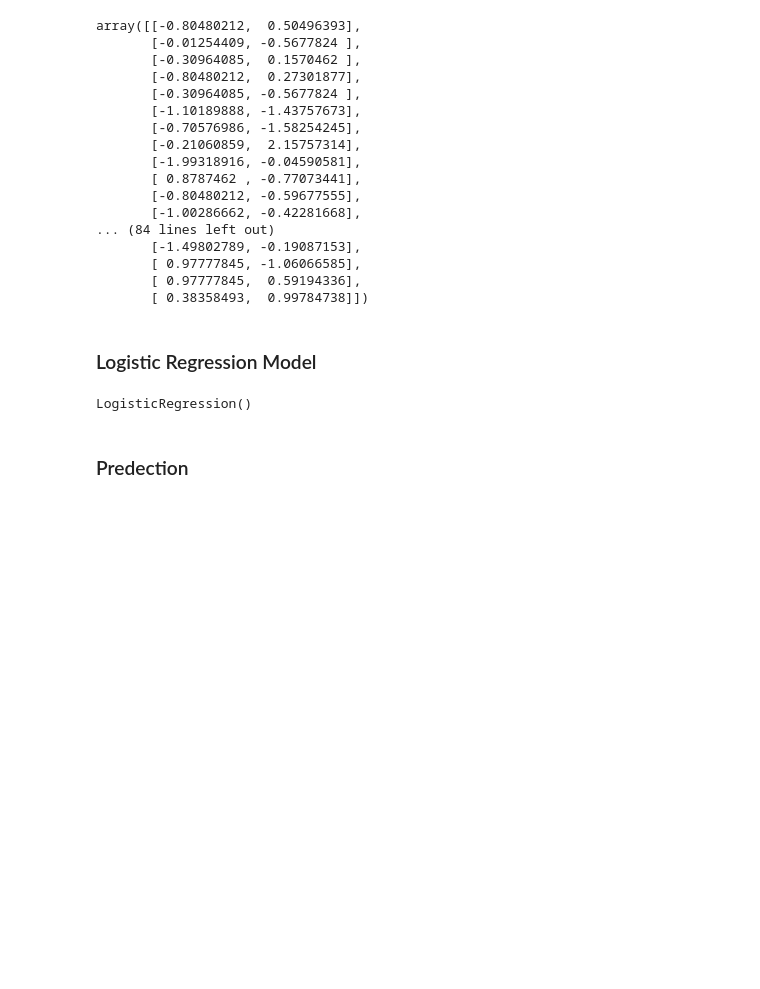
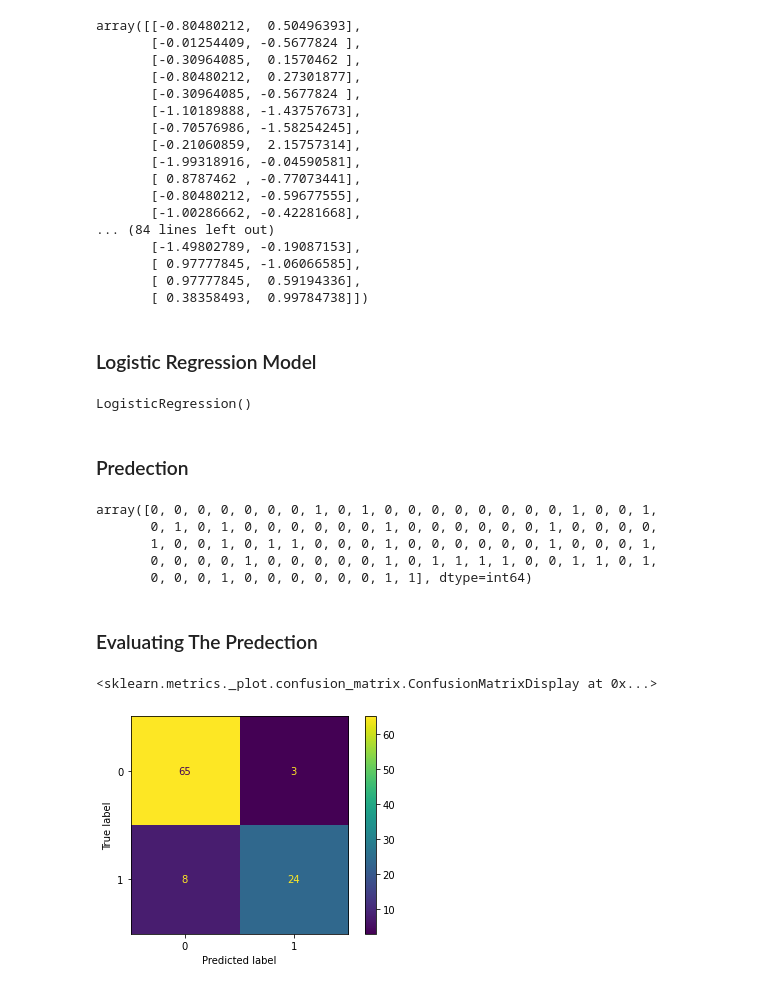
Before and after one commit to JonWeber0328/100-Days-Of-ML-Code-Notbooks, a Jupyter notebook: 4_Logistic_Regression.ipynb, the cells around one changed output. Drawn from its saved outputs; the diff is of its cells as text; code cells hidden in the pictures; blank space fills up the shorter version.

Commit message:
ploted the predictions in a confusion matrix.

```diff
--- a/4_Logistic_Regression.ipynb
+++ b/4_Logistic_Regression.ipynb
@@ -126,3 +127,22 @@ LogisticRegression()
 # %%
 # Predict the test set result
 y_pred = classifier.predict(X_test)
+display(y_pred)
+# %% [output]
+array([0, 0, 0, 0, 0, 0, 0, 1, 0, 1, 0, 0, 0, 0, 0, 0, 0, 0, 1, 0, 0, 1,
+       0, 1, 0, 1, 0, 0, 0, 0, 0, 0, 1, 0, 0, 0, 0, 0, 0, 1, 0, 0, 0, 0,
+       1, 0, 0, 1, 0, 1, 1, 0, 0, 0, 1, 0, 0, 0, 0, 0, 0, 1, 0, 0, 0, 1,
+       0, 0, 0, 0, 1, 0, 0, 0, 0, 0, 1, 0, 1, 1, 1, 1, 0, 0, 1, 1, 0, 1,
+       0, 0, 0, 1, 0, 0, 0, 0, 0, 0, 1, 1], dtype=int64)
+# %% [markdown]
+### Evaluating The Predection
+# %%
+# Plot the confusion matrix
+cm = confusion_matrix(y_test, y_pred)
+
+disp = ConfusionMatrixDisplay(confusion_matrix=cm,
+                              display_labels=classifier.classes_)
+disp.plot()
+# %% [output]
+<sklearn.metrics._plot.confusion_matrix.ConfusionMatrixDisplay at 0x...>
+[figure, added]
```
Also changed, not shown: parts of 1 cell of this notebook.
